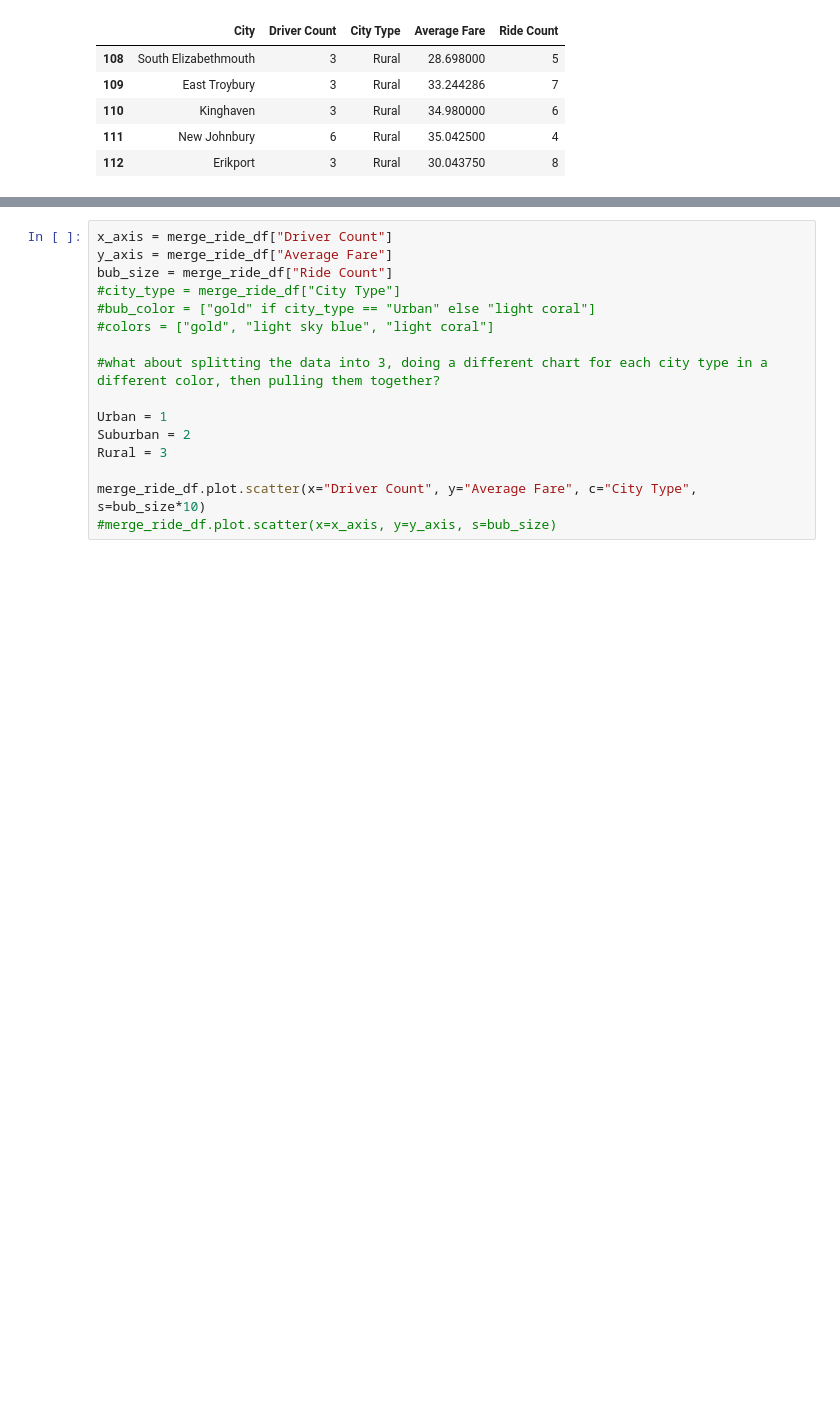
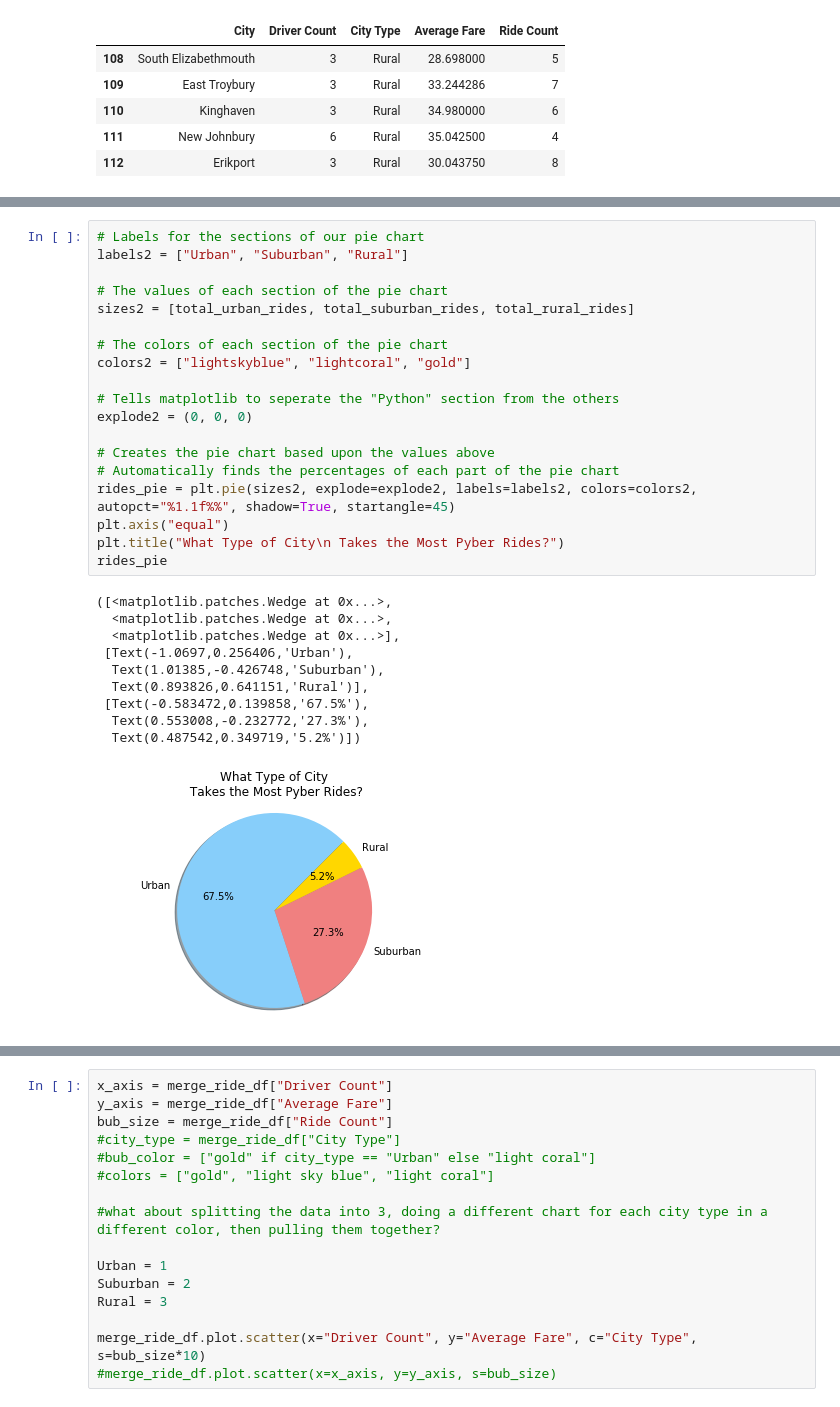
Before and after one commit to thomasjoldfield/PowerOfPlots, a Jupyter notebook: pyber.ipynb, the cells around one changed output, grey strips where cells are left out. Drawn from its saved outputs; the diff is of its cells as text; blank space fills up the shorter version.

```diff
--- a/pyber.ipynb
+++ b/pyber.ipynb
@@ -100,0 +170,30 @@ rural_data.head()
+# %%
+# Labels for the sections of our pie chart
+labels2 = ["Urban", "Suburban", "Rural"]
+
+# The values of each section of the pie chart
+sizes2 = [total_urban_rides, total_suburban_rides, total_rural_rides]
+
+# The colors of each section of the pie chart
+colors2 = ["lightskyblue", "lightcoral", "gold"]
+
+# Tells matplotlib to seperate the "Python" section from the others
+explode2 = (0, 0, 0)
+
+# Creates the pie chart based upon the values above
+# Automatically finds the percentages of each part of the pie chart
+rides_pie = plt.pie(sizes2, explode=explode2, labels=labels2, colors=colors2, autopct="%1.1f%%", shadow=True, startangle=45)
+plt.axis("equal")
+plt.title("What Type of City\n Takes the Most Pyber Rides?")
+rides_pie
+# %% [output]
+([<matplotlib.patches.Wedge at 0x...>,
+  <matplotlib.patches.Wedge at 0x...>,
+  <matplotlib.patches.Wedge at 0x...>],
+ [Text(-1.0697,0.256406,'Urban'),
+  Text(1.01385,-0.426748,'Suburban'),
+  Text(0.893826,0.641151,'Rural')],
+ [Text(-0.583472,0.139858,'67.5%'),
+  Text(0.553008,-0.232772,'27.3%'),
+  Text(0.487542,0.349719,'5.2%')])
+[figure, added]
```
Also changed, not shown: parts of 4 cells of this notebook.
